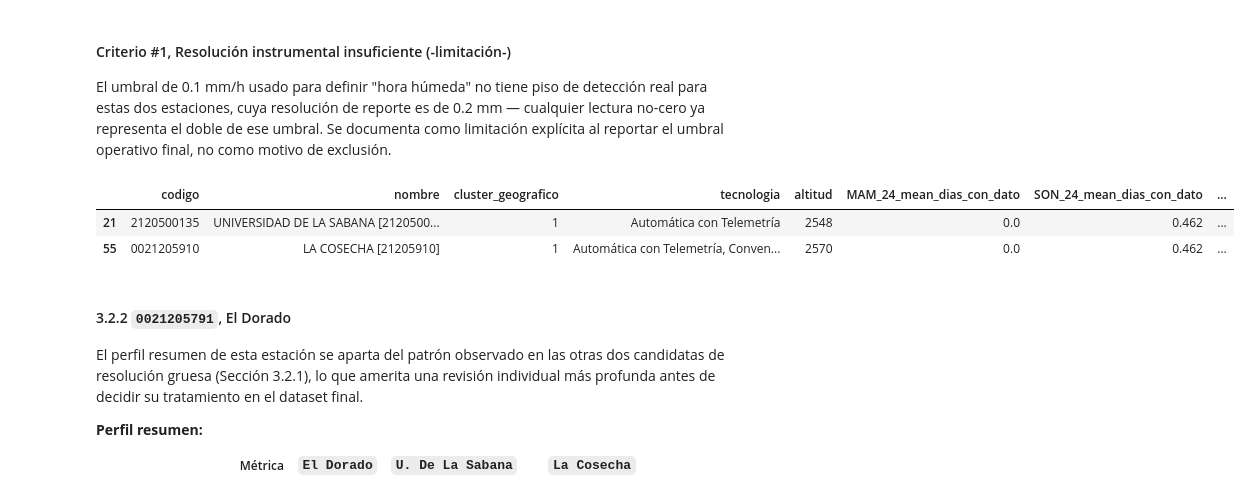
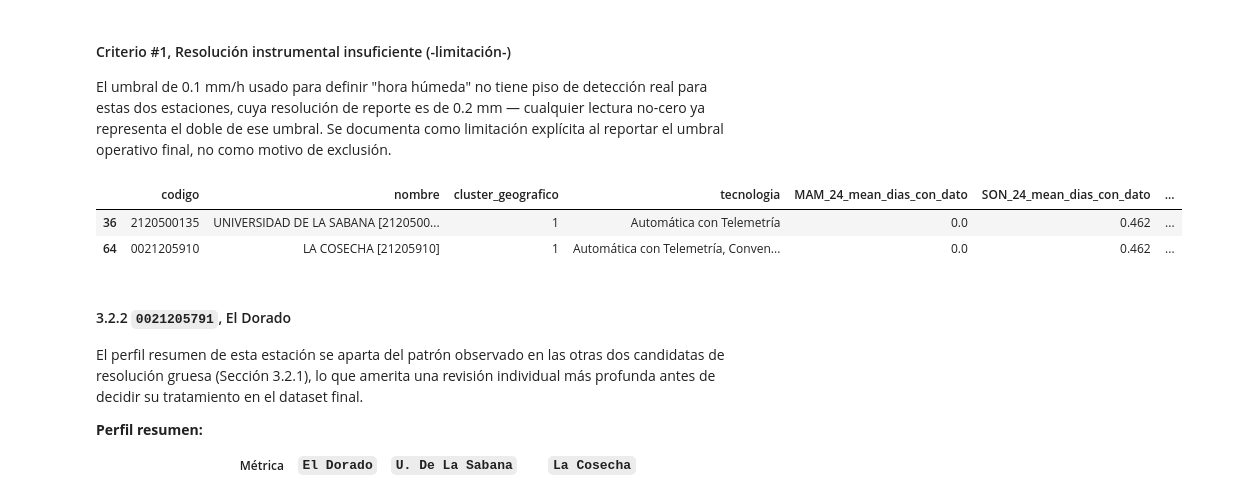
Before and after one commit to DianaScientist/nowcasting-bogota, a Jupyter notebook: data_ingestion/ground_truth/02-station_quality_control.ipynb, the cells around one changed output. Cells and saved outputs as stored; diff of their text form; code cells hidden in the pictures.

```diff
--- a/data_ingestion/ground_truth/02-station_quality_control.ipynb
+++ b/data_ingestion/ground_truth/02-station_quality_control.ipynb
@@ -431,6 +431,7 @@ from scipy.cluster.hierarchy import linkage, fcluster
 # %%
 # Lista de las 66 estaciones ya seleccionadas según la sección 2 de ground_truth_labels.ipynb
 estaciones_gt = pd.read_csv('estaciones_ground_truth.csv', dtype={'estacion': str})
+catalogo_gt = pd.read_csv('estaciones_sabana_candidatas.csv', dtype={'codigo': str})
 codigos_gt = estaciones_gt['estacion'].tolist()
 print(f"Estaciones a verificar: {len(codigos_gt)}")
 # %% [output]
@@ -497,13 +505,14 @@ def cadencia_media_min(df, ini, fin):
 # Tabla resumen de control de calidad por estación
 
 # --- Coordenadas (+ altitud/tecnología si existen en el catálogo) ---
-coords = df_catalogo_gt[['codigo', 'nombre', 'latitud', 'longitud']].copy()
+coords = catalogo_gt[['codigo', 'nombre', 'latitud', 'longitud']].copy()
+coords = coords[coords['codigo'].isin(codigos_gt)].copy()
 coords['latitud'] = coords['latitud'].astype(float)
 coords['longitud'] = coords['longitud'].astype(float)
 
-columnas_extra_catalogo = [c for c in ['altitud', 'tecnologia'] if c in df_catalogo_gt.columns]
+columnas_extra_catalogo = [c for c in ['altitud', 'tecnologia'] if c in catalogo_gt.columns]
 if columnas_extra_catalogo:
-    coords = coords.merge(df_catalogo_gt[['codigo'] + columnas_extra_catalogo], on='codigo', how='left')
+    coords = coords.merge(catalogo_gt[['codigo'] + columnas_extra_catalogo], on='codigo', how='left')
 
 # --- Loop principal por estación ---
 filas = []
@@ -564,6 +573,6 @@ columnas_redondeo_3 = [c for c in columnas_numericas if c not in columnas_cadenc
 df_temporadas[columnas_redondeo_3] = df_temporadas[columnas_redondeo_3].round(3)
 df_temporadas[columnas_cadencia] = df_temporadas[columnas_cadencia].round(1)
 
-df_temporadas.to_csv('resumen_qc_estaciones.csv', index=False)
-df_temporadas.head(5)
+df_temporadas.to_csv('resumen_qc_66_estaciones.csv', index=False)
+df_temporadas.head(2)
 # %% [output]
@@ -933,18 +936,18 @@ Es de notar que ninguna de las dos muestra señal de sobrerreporte: `ratio_p95_c
 El umbral de 0.1 mm/h usado para definir "hora húmeda" no tiene piso de detección real para estas dos estaciones, cuya resolución de reporte es de 0.2 mm — cualquier lectura no-cero ya representa el doble de ese umbral. Se documenta como limitación explícita al reportar el umbral operativo final, no como motivo de exclusión.
 # %%
 perfil_coarse = df_temporadas[df_temporadas['codigo'].isin(['2120500135', '0021205910'])][
-    ['codigo', 'nombre', 'cluster_geografico', 'tecnologia', 'altitud',
+    ['codigo', 'nombre', 'cluster_geografico', 'tecnologia',
      'MAM_24_mean_dias_con_dato', 'SON_24_mean_dias_con_dato',
      'MAM_25_mean_dias_con_dato', 'SON_25_mean_dias_con_dato',
      'ratio_p95_cluster', 'ratio_max_segundo_max',
      'MAM_24_cadencia_media', 'SON_24_cadencia_media',
      'MAM_25_cadencia_media', 'SON_25_cadencia_media']
 ]
 display(perfil_coarse)
 # %% [output]
-|  | codigo | nombre | cluster_geografico | tecnologia | altitud | MAM_24_mean_dias_con_dato | SON_24_mean_dias_con_dato | ... |
-| 21 | 2120500135 | UNIVERSIDAD DE LA SABANA [2120500... | 1 | Automática con Telemetría | 2548 | 0.0 | 0.462 | ... |
-| 55 | 0021205910 | LA COSECHA [21205910] | 1 | Automática con Telemetría, Conven... | 2570 | 0.0 | 0.462 | ... |
+|  | codigo | nombre | cluster_geografico | tecnologia | MAM_24_mean_dias_con_dato | SON_24_mean_dias_con_dato | ... |
+| 36 | 2120500135 | UNIVERSIDAD DE LA SABANA [2120500... | 1 | Automática con Telemetría | 0.0 | 0.462 | ... |
+| 64 | 0021205910 | LA COSECHA [21205910] | 1 | Automática con Telemetría, Conven... | 0.0 | 0.462 | ... |
 # %% [markdown]
 #### 3.2.2 `0021205791`, El Dorado
 
```
Also changed, not shown: parts of 74 cells of this notebook, 5 other files.
